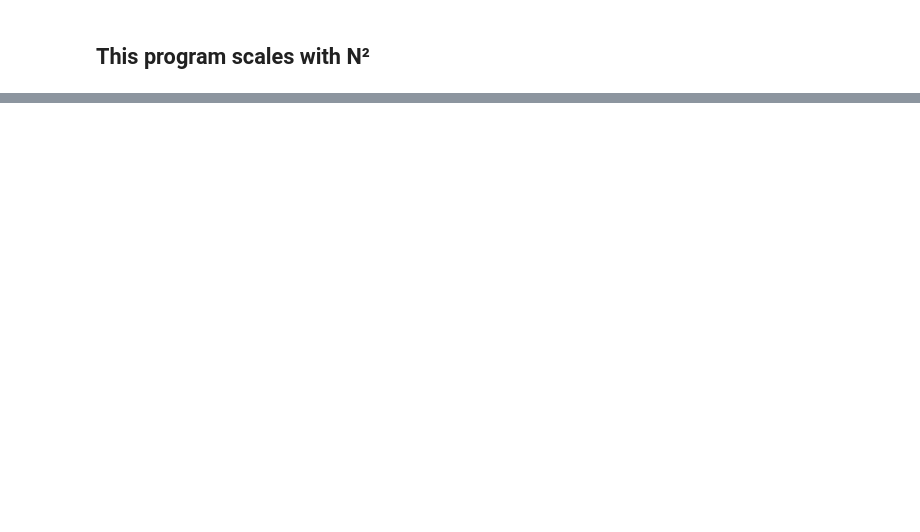
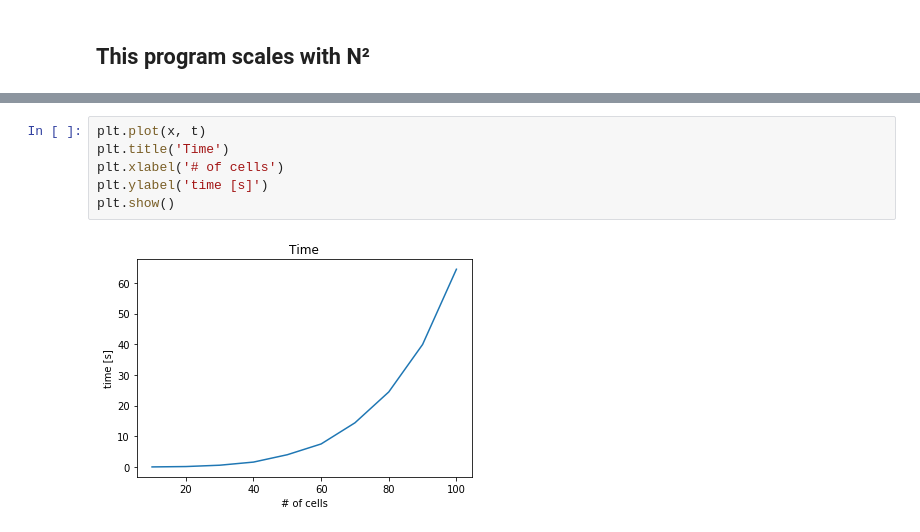
Before and after one commit to nahumsa/Micro_Percolation, a Jupyter notebook: Clusterfinder.ipynb, the cells around one changed output, grey strips where cells are left out. Cells and saved outputs as stored; diff of their text form; blank space fills up the shorter version.

```diff
--- a/Clusterfinder.ipynb
+++ b/Clusterfinder.ipynb
@@ -190,0 +303,8 @@ plt.show()
+# %%
+plt.plot(x, t)
+plt.title('Time')
+plt.xlabel('# of cells')
+plt.ylabel('time [s]')
+plt.show()
+# %% [output]
+[figure, added]
```
Also changed, not shown: parts of 14 cells of this notebook.
